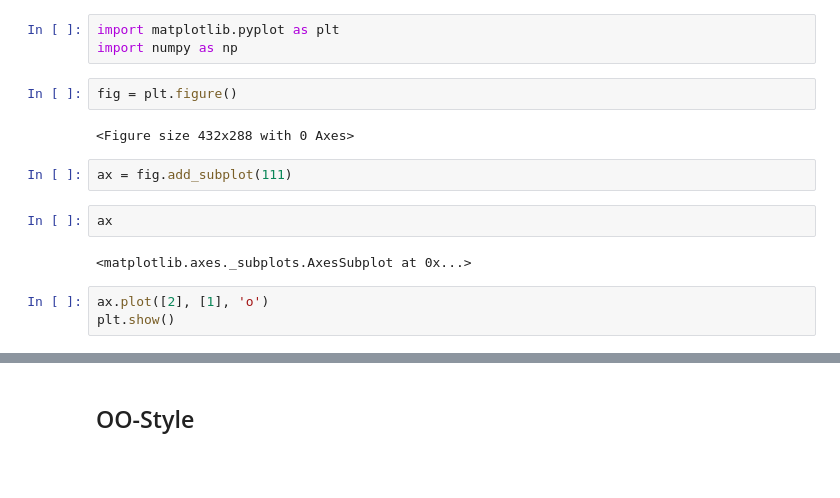
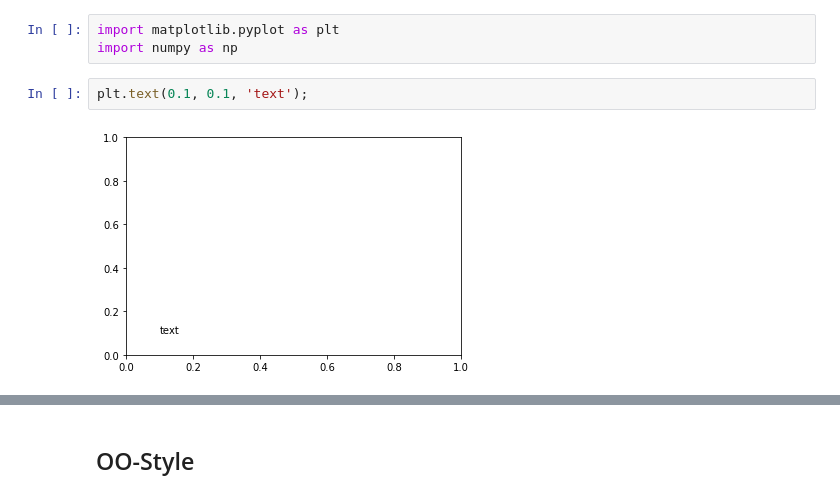
Before and after one commit to rasql/edunum, a Jupyter notebook: doc/plot/text.ipynb, the cells around one changed output, grey strips where cells are left out. Saved outputs shown, nothing was run; the diff lists cells and outputs as text; blank space fills up the shorter version.

```diff
--- a/doc/plot/text.ipynb
+++ b/doc/plot/text.ipynb
@@ -3,16 +5,7 @@
 # %%
 import matplotlib.pyplot as plt
 import numpy as np
-# %%
-fig = plt.figure()
-# %% [output]
-<Figure size 432x288 with 0 Axes>
-# %%
-ax = fig.add_subplot(111)
-# %%
-ax
-# %% [output]
-<matplotlib.axes._subplots.AxesSubplot at 0x...>
-# %%
-ax.plot([2], [1], 'o')
-plt.show()
+# %%
+plt.text(0.1, 0.1, 'text');
+# %% [output]
+[figure, added]
```
Also changed, not shown: parts of 36 cells of this notebook, 9 other files.
